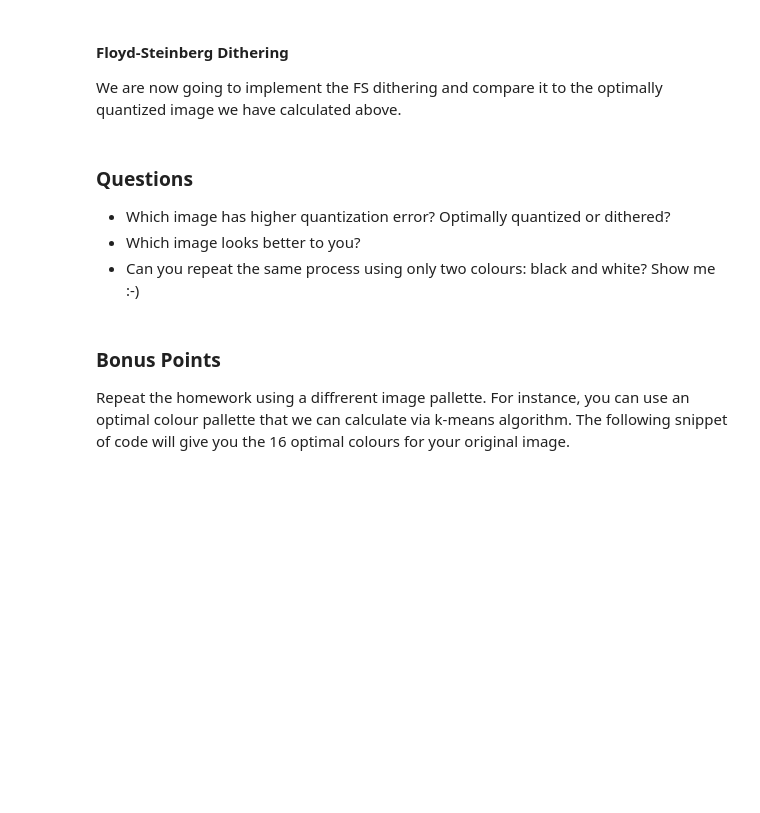
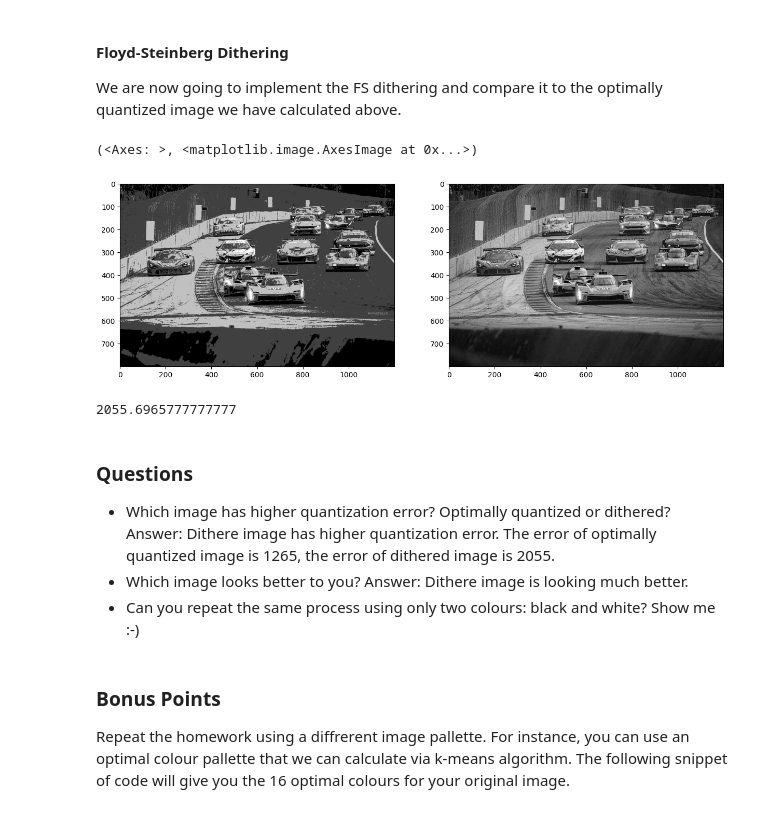
Before and after one commit to smoke22catches/computer-vision-course-homeworks, a Jupyter notebook: lesson_5/homework/Homework.ipynb, the cells around one changed output. Saved outputs shown, nothing was run; the diff lists cells and outputs as text; code cells hidden in the pictures; blank space fills up the shorter version.

```diff
--- a/lesson_5/homework/Homework.ipynb
+++ b/lesson_5/homework/Homework.ipynb
@@ -70,26 +111,44 @@ We are now going to implement the FS dithering and compare it to the optimally q
 # %%
 # Make a temporal copy of the original image, we will need it for error diffusion
 img_tmp = np.copy(img)
-dithering = np.zeros_like(img)
+dithering = np.copy(img)
 
-for r in range(1, rows-1):
-    for c in range(1, cols-1):
+for r in range(rows):
+    for c in range(cols):
         # Extract the original pixel value
-        pixel =
+        pixel = dithering[r, c, :]
         # Find the closest colour from the pallette (using absolute value/Euclidean distance)
         # Note: You may need more than one line of code here
-        new_pixel =
+        new_pixel = colors[0]
+        shortest_distance = euclidean_distance(pixel, colors[0])
+
+        for color in colors[1:]:
+          distance = euclidean_distance(pixel, color)
+
+          if distance < shortest_distance:
+            new_pixel = color
+            shortest_distance = distance
 
         # Compute quantization error
-        quant_error =
+        quant_error = pixel - new_pixel
 
         # Diffuse the quantization error accroding to the FS diffusion matrix
         # Note: You may need more than one line of code here
-        img_tmp =
+        dithering[r, c, :] = new_pixel
 
-        # Apply dithering
-        dithering[r, c, :] = new_pixel
+        if c < len(range(cols)) - 1:
+          dithering[r, c+1, :] += quant_error * 7/16
+
+        if r < len(range(rows)) - 1:
+          dithering[r+1, c-1, :] += quant_error * 3/16
+          dithering[r+1, c, :] += quant_error * 5/16
+
+        if c < len(range(cols)) - 1 and r < len(range(rows)) - 1:
+          dithering[r+1, c+1, :] += quant_error * 1/16
 # %%
 # Show quantized image (don't forget to cast back to uint8)
-plt.subplot(121), plt.imshow(...)   # optimally quantized
-plt.subplot(122), plt.imshow(...)   # dithering
+plt.subplot(121), plt.imshow(quantized.astype(np.uint8))   # optimally quantized
+plt.subplot(122), plt.imshow(dithering.astype(np.uint8))   # dithering
+# %% [output]
+(<Axes: >, <matplotlib.image.AxesImage at 0x...>)
+[figure, added]
@@ -99,7 +155,26 @@ avg_dith_error =
+# %%
+# Compute average quantization error for dithered image
+# from student: get only pixels values by reshaping image
+img_values = img.reshape(img.shape[0] * img.shape[1], img.shape[2]).astype(np.float64)
+dithering_values = dithering.reshape(dithering.shape[0] * dithering.shape[1], dithering.shape[2]).astype(np.float64)
+pixels_count = len(img_values)
+
+# from student: calculate average error for every channel
+avg_dith_error_red = np.sum(np.power(img_values[:, 0] - dithering_values[:, 0], 2)) / pixels_count
+avg_dith_error_green = np.sum(np.power(img_values[:, 1] - dithering_values[:, 1], 2)) / pixels_count
+avg_dith_error_blue = np.sum(np.power(img_values[:, 2] - dithering_values[:, 2], 2)) / pixels_count
+
+# from student: calculate general error
+avg_dith_error = (avg_dith_error_red + avg_dith_error_green + avg_dith_error_blue) / 3
+print(avg_dith_error)
+# %% [output]
+2055.6965777777777
 # %% [markdown]
 ### Questions
 * Which image has higher quantization error? Optimally quantized or dithered?
+  Answer: Dithere image has higher quantization error. The error of optimally quantized image is 1265, the error of dithered image is 2055.
 * Which image looks better to you?
+  Answer: Dithere image is looking much better.
 * Can you repeat the same process using only two colours: black and white? Show me :-)
 # %% [markdown]
 ### Bonus Points
```
Also changed, not shown: parts of 6 cells of this notebook, 2 other files.
